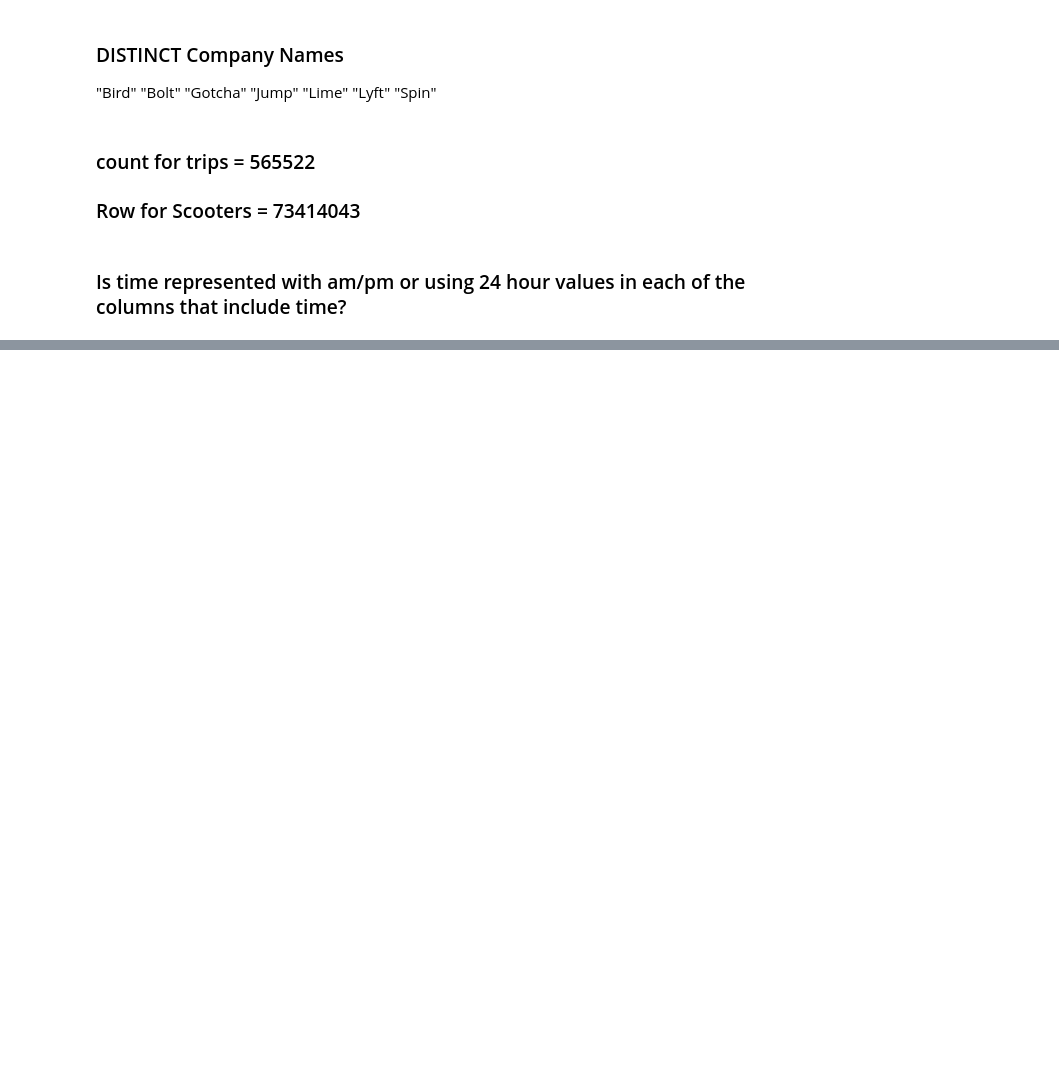
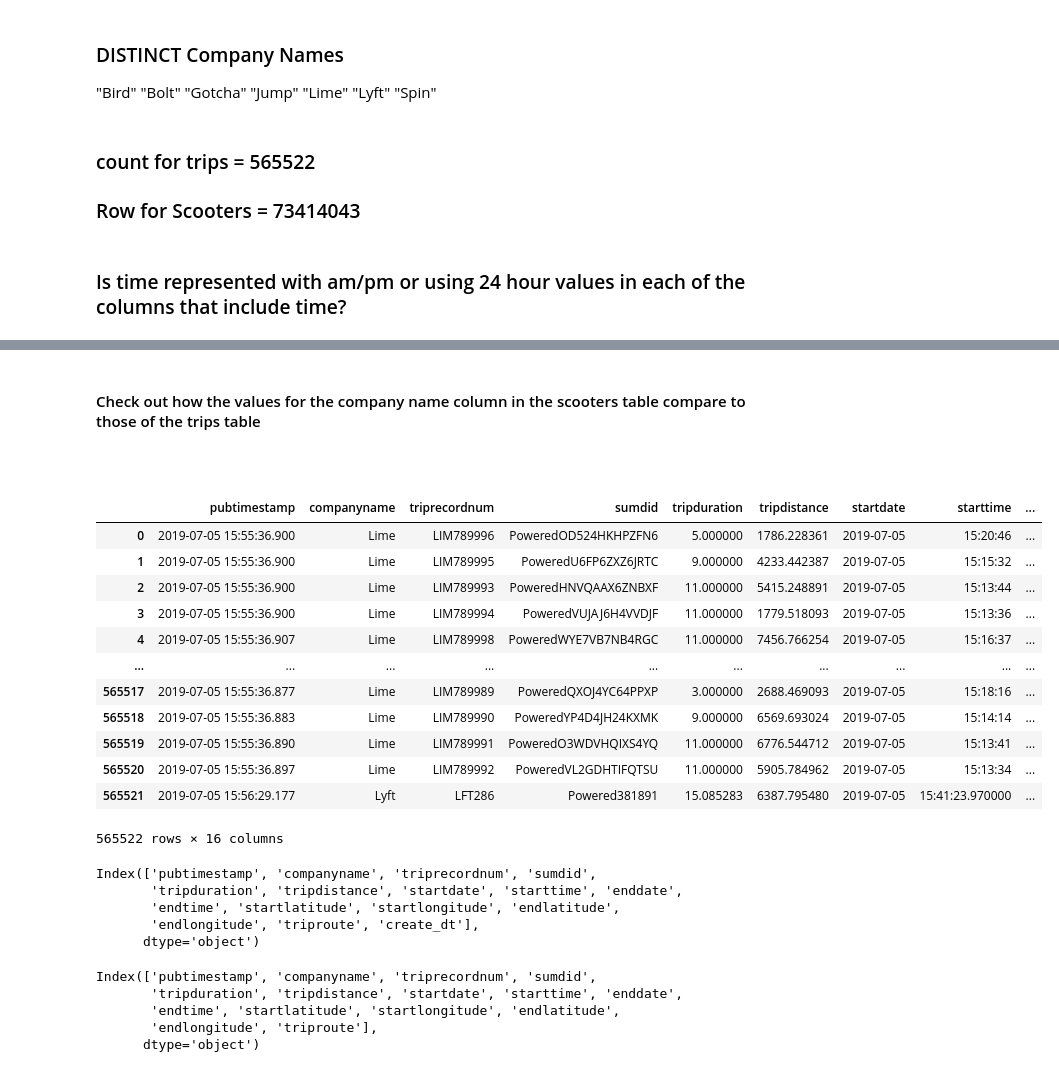
Before and after one commit to NSS-Full-Time-Data-Analytics-11/nashville-scooters-annie, a Jupyter notebook: notebook/Scooters.ipynb, the cells around one changed output, grey strips where cells are left out. Drawn from its saved outputs; the diff is of its cells as text; code cells hidden in the pictures; blank space fills up the shorter version.

Commit message:
Scooters

```diff
--- a/notebook/Scooters.ipynb
+++ b/notebook/Scooters.ipynb
@@ -132,0 +149,37 @@ MAX DIStance = 31884482.6476
+# %% [markdown]
+#### Check out how the values for the company name column in the scooters table compare to those of the trips table
+# %% [markdown]
+###
+# %%
+query = '''
+SELECT *
+FROM trips
+LIMIT 900000;
+'''
+
+with engine.connect() as connection:
+    trips = pd.read_sql(text(query), con = connection)
+# %%
+trips
+# %% [output]
+|  | pubtimestamp | companyname | triprecordnum | sumdid | tripduration | tripdistance | startdate | starttime | ... |
+| 0 | 2019-07-05 15:55:36.900 | Lime | LIM789996 | PoweredOD524HKHPZFN6 | 5.000000 | 1786.228361 | 2019-07-05 | 15:20:46 | ... |
+| 1 | 2019-07-05 15:55:36.900 | Lime | LIM789995 | PoweredU6FP6ZXZ6JRTC | 9.000000 | 4233.442387 | 2019-07-05 | 15:15:32 | ... |
+| 2 | 2019-07-05 15:55:36.900 | Lime | LIM789993 | PoweredHNVQAAX6ZNBXF | 11.000000 | 5415.248891 | 2019-07-05 | 15:13:44 | ... |
+| 3 | 2019-07-05 15:55:36.900 | Lime | LIM789994 | PoweredVUJAJ6H4VVDJF | 11.000000 | 1779.518093 | 2019-07-05 | 15:13:36 | ... |
+| 4 | 2019-07-05 15:55:36.907 | Lime | LIM789998 | PoweredWYE7VB7NB4RGC | 11.000000 | 7456.766254 | 2019-07-05 | 15:16:37 | ... |
+| ... | ... | ... | ... | ... | ... | ... | ... | ... | ... |
+| 565517 | 2019-07-05 15:55:36.877 | Lime | LIM789989 | PoweredQXOJ4YC64PPXP | 3.000000 | 2688.469093 | 2019-07-05 | 15:18:16 | ... |
+| 565518 | 2019-07-05 15:55:36.883 | Lime | LIM789990 | PoweredYP4D4JH24KXMK | 9.000000 | 6569.693024 | 2019-07-05 | 15:14:14 | ... |
+| 565519 | 2019-07-05 15:55:36.890 | Lime | LIM789991 | PoweredO3WDVHQIXS4YQ | 11.000000 | 6776.544712 | 2019-07-05 | 15:13:41 | ... |
+| 565520 | 2019-07-05 15:55:36.897 | Lime | LIM789992 | PoweredVL2GDHTIFQTSU | 11.000000 | 5905.784962 | 2019-07-05 | 15:13:34 | ... |
+| 565521 | 2019-07-05 15:56:29.177 | Lyft | LFT286 | Powered381891 | 15.085283 | 6387.795480 | 2019-07-05 | 15:41:23.970000 | ... |
+565522 rows × 16 columns
+# %%
+trips.columns
+# %% [output]
+Index(['pubtimestamp', 'companyname', 'triprecordnum', 'sumdid',
+       'tripduration', 'tripdistance', 'startdate', 'starttime', 'enddate',
+       'endtime', 'startlatitude', 'startlongitude', 'endlatitude',
+       'endlongitude', 'triproute', 'create_dt'],
+      dtype='object')
@@ -132,0 +188,8 @@ MAX DIStance = 31884482.6476
+# %%
+trips.columns
+# %% [output]
+Index(['pubtimestamp', 'companyname', 'triprecordnum', 'sumdid',
+       'tripduration', 'tripdistance', 'startdate', 'starttime', 'enddate',
+       'endtime', 'startlatitude', 'startlongitude', 'endlatitude',
+       'endlongitude', 'triproute'],
+      dtype='object')
```
Also changed, not shown: parts of 23 cells of this notebook.
